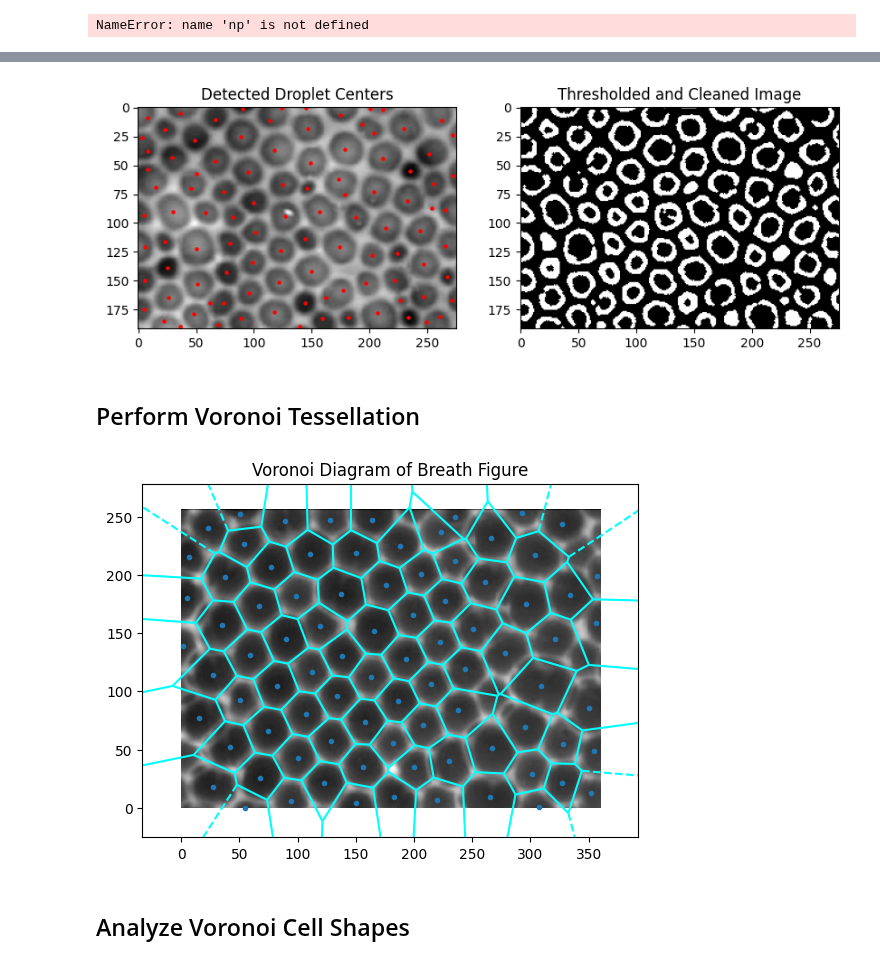
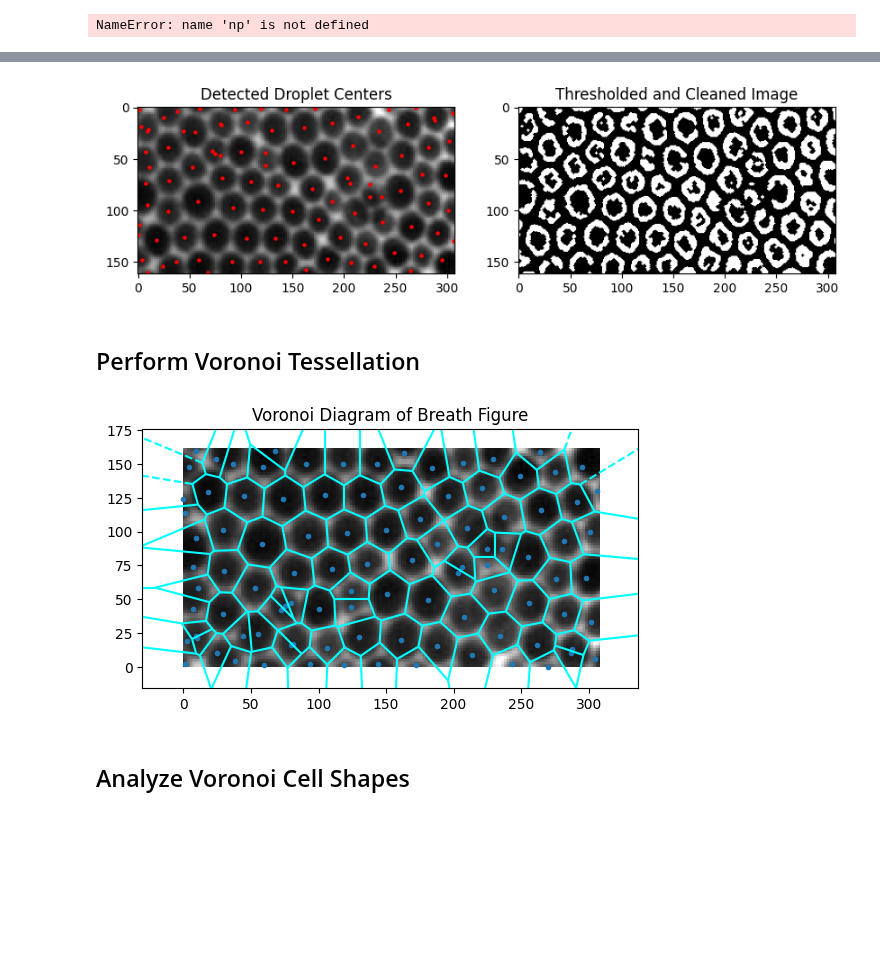
Before and after one commit to lemontang3/Python_Physics, a Jupyter notebook: Voronoi_Analysis.ipynb, the cells around one changed output, grey strips where cells are left out. Cells and saved outputs as stored; diff of their text form; code cells hidden in the pictures; blank space fills up the shorter version.

```diff
--- a/Voronoi_Analysis.ipynb
+++ b/Voronoi_Analysis.ipynb
@@ -7,7 +7,7 @@ import numpy as np
 import matplotlib.pyplot as plt
 from skimage import measure
 
-image_path = '0.1%B.png'
+image_path = '1%A.png'
 image = cv2.imread(image_path, cv2.IMREAD_GRAYSCALE)
 
 # Preprocess the image (thresholding to highlight pores)
@@ -105,7 +108,7 @@ from skimage.measure import label, regionprops
 import matplotlib.pyplot as plt
 
 # Load SEM Image in Grayscale
-image = cv2.imread('0.3%A.png', cv2.IMREAD_GRAYSCALE)
+image = cv2.imread('0.3%B.jpg', cv2.IMREAD_GRAYSCALE)
 
 # Step 1: Apply Contrast Enhancement (Histogram Equalization)
 equalized_image = cv2.equalizeHist(image)
@@ -131,9 +134,10 @@ for contour in contours:
         cx = int(M["m10"] / M["m00"])
         cy = int(M["m01"] / M["m00"])
         centroids.append([cx, cy])
-
+# centroids.append([267,98])
 # Convert centroids to a numpy array for easier plotting
 centroids = np.array(centroids)
+print(centroids)
 
 # Plot Results
 plt.imshow(image, cmap='gray')
@@ -148,7 +169,7 @@ import numpy as np
 import matplotlib.pyplot as plt
 
 # Load SEM Image in Grayscale
-image = cv2.imread('0.5%A.png', cv2.IMREAD_GRAYSCALE)
+image = cv2.imread('0.3%.png', cv2.IMREAD_GRAYSCALE)
 if image is None:
     raise ValueError("Image not found. Check the file path.")
 
@@ -172,34 +193,34 @@ contours, _ = cv2.findContours(cleaned_image, cv2.RETR_EXTERNAL, cv2.CHAIN_APPRO
 
 # Step 5: Identify Droplet Centroids using Contour Moments
 centroids = []
 for contour in contours:
     # Calculate the centroid of each contour using moments
     M = cv2.moments(contour)
     if M["m00"] != 0:  # Prevent division by zero
         cx = int(M["m10"] / M["m00"])
         cy = int(M["m01"] / M["m00"])
         centroids.append([cx, cy])
 
 # Convert centroids to a numpy array for easier plotting
 centroids = np.array(centroids)
 
 # Step 6: Plot Results
 plt.figure(figsize=(10, 5))
 
 # Original Image with Detected Centroids
 plt.subplot(1, 2, 1)
 plt.imshow(image, cmap='gray')
 plt.scatter(centroids[:, 0], centroids[:, 1], c='red', s=5)
 plt.title('Detected Droplet Centers')
 
 # Thresholded Image for Debugging
 plt.subplot(1, 2, 2)
 plt.imshow(cleaned_image, cmap='gray')
 plt.title('Thresholded and Cleaned Image')
 
 plt.show()
 # %% [output]
-[figure, old version]
+[figure, new version]
 # %% [markdown]
 ## Perform Voronoi Tessellation
 # %%
@@ -215,7 +236,7 @@ voronoi_plot_2d(vor, ax=ax, show_vertices=False, line_colors='cyan', line_width=
 plt.title('Voronoi Diagram of Breath Figure')
 plt.show()
 # %% [output]
-[figure, old version]
+[figure, new version]
 # %% [markdown]
 ## Analyze Voronoi Cell Shapes
 # %%
```
Also changed, not shown: parts of 4 cells of this notebook, 9 other files.
